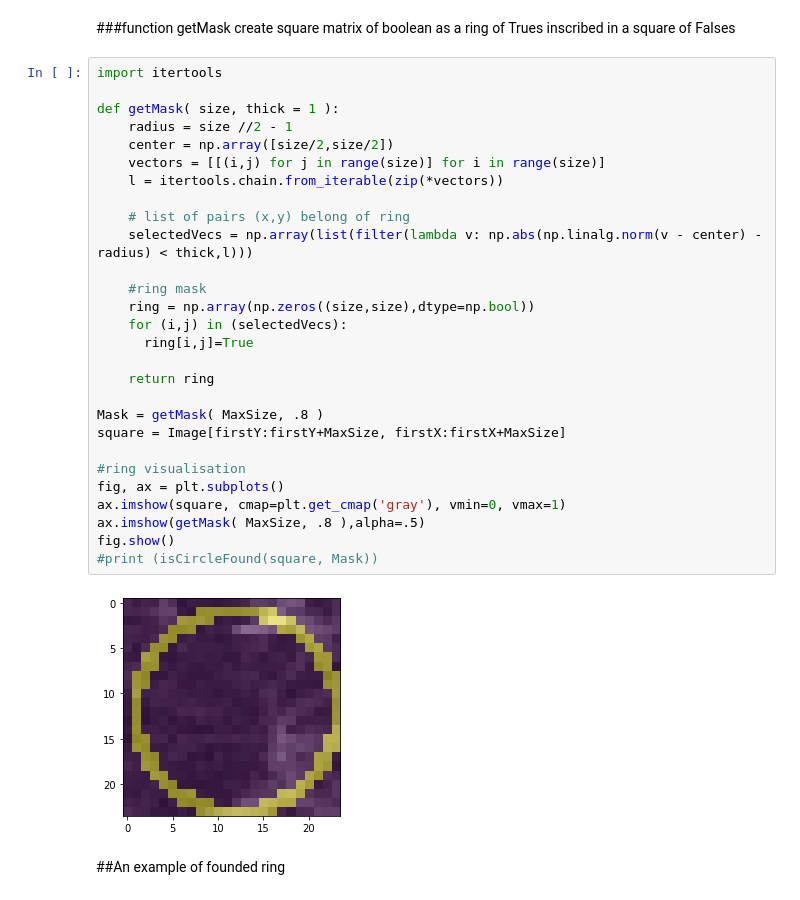
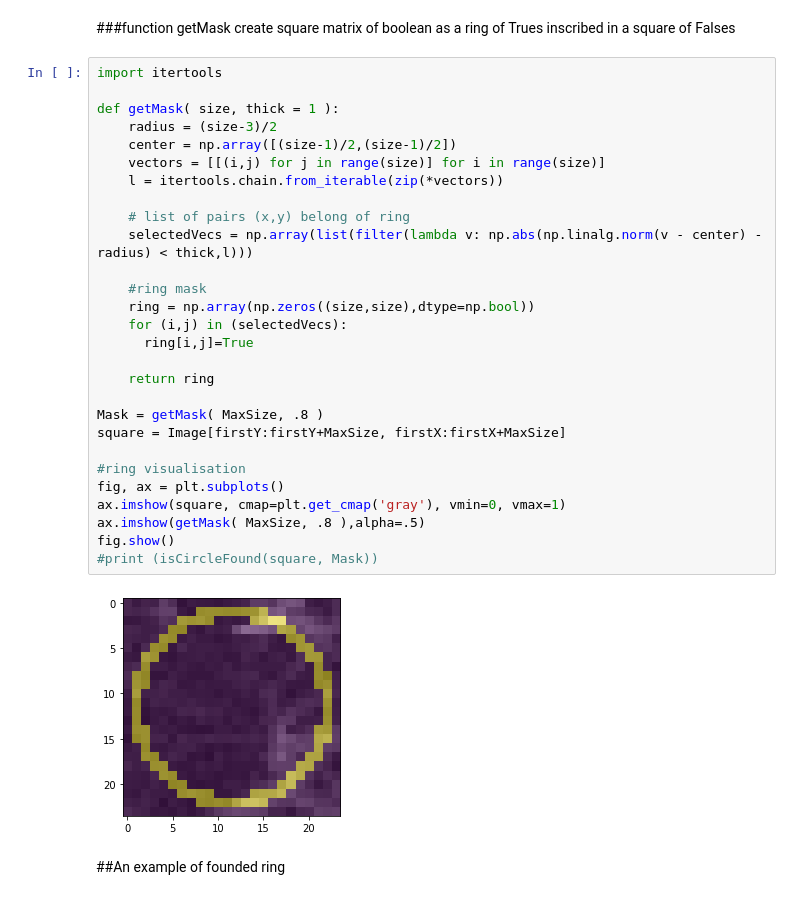
Before and after one commit to andrew-veriga/MathForML, a Jupyter notebook: StridedCoffieCircles.ipynb, the cells around one changed output. Cells and saved outputs as stored; diff of their text form.

```diff
--- a/StridedCoffieCircles.ipynb
+++ b/StridedCoffieCircles.ipynb
@@ -116,33 +116,33 @@ create square matrix of boolean as a ring of Trues inscribed in a square of Fals
 # %%
 import itertools
 
 def getMask( size, thick = 1 ):
-    radius = size //2 - 1
-    center = np.array([size/2,size/2])
+    radius = (size-3)/2
+    center = np.array([(size-1)/2,(size-1)/2])
     vectors = [[(i,j) for j in range(size)] for i in range(size)]
     l = itertools.chain.from_iterable(zip(*vectors))
 
     # list of pairs (x,y) belong of ring
     selectedVecs = np.array(list(filter(lambda v: np.abs(np.linalg.norm(v - center) - radius) < thick,l)))
 
     #ring mask
     ring = np.array(np.zeros((size,size),dtype=np.bool))
     for (i,j) in (selectedVecs):
       ring[i,j]=True
 
     return ring
 
 Mask = getMask( MaxSize, .8 )
 square = Image[firstY:firstY+MaxSize, firstX:firstX+MaxSize]
 
 #ring visualisation
 fig, ax = plt.subplots()
 ax.imshow(square, cmap=plt.get_cmap('gray'), vmin=0, vmax=1)
 ax.imshow(getMask( MaxSize, .8 ),alpha=.5)
 fig.show()
 #print (isCircleFound(square, Mask))
 # %% [output]
-[figure, old version]
+[figure, new version]
 # %% [markdown]
 ##An example of founded ring
 # %%
```
Also changed, not shown: parts of 3 cells of this notebook.
